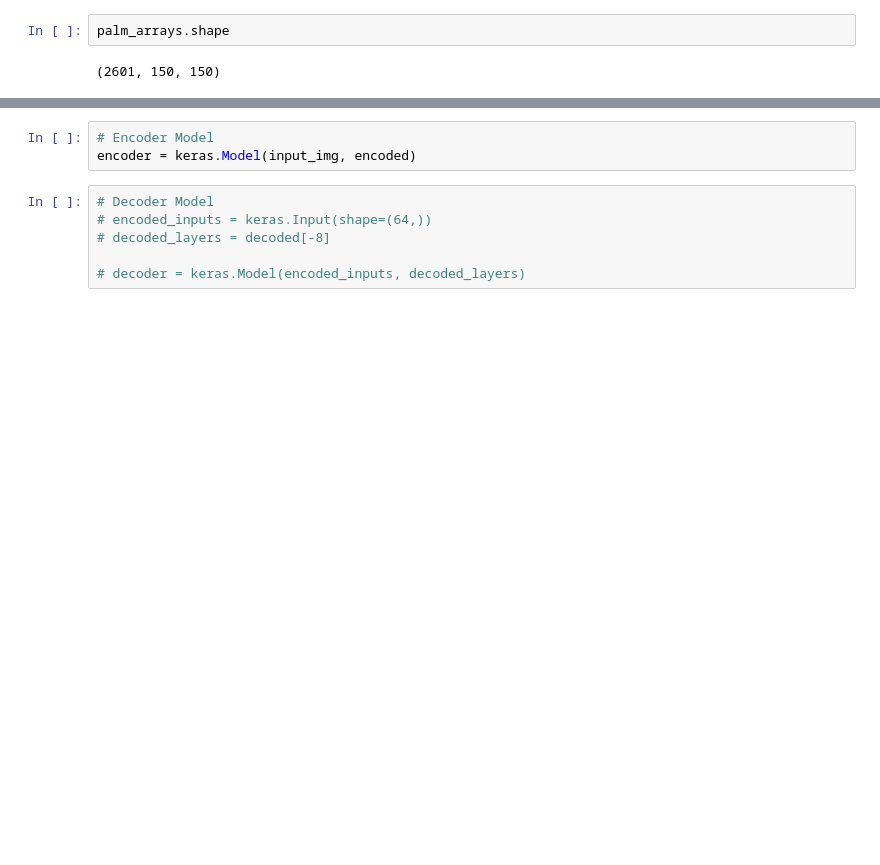
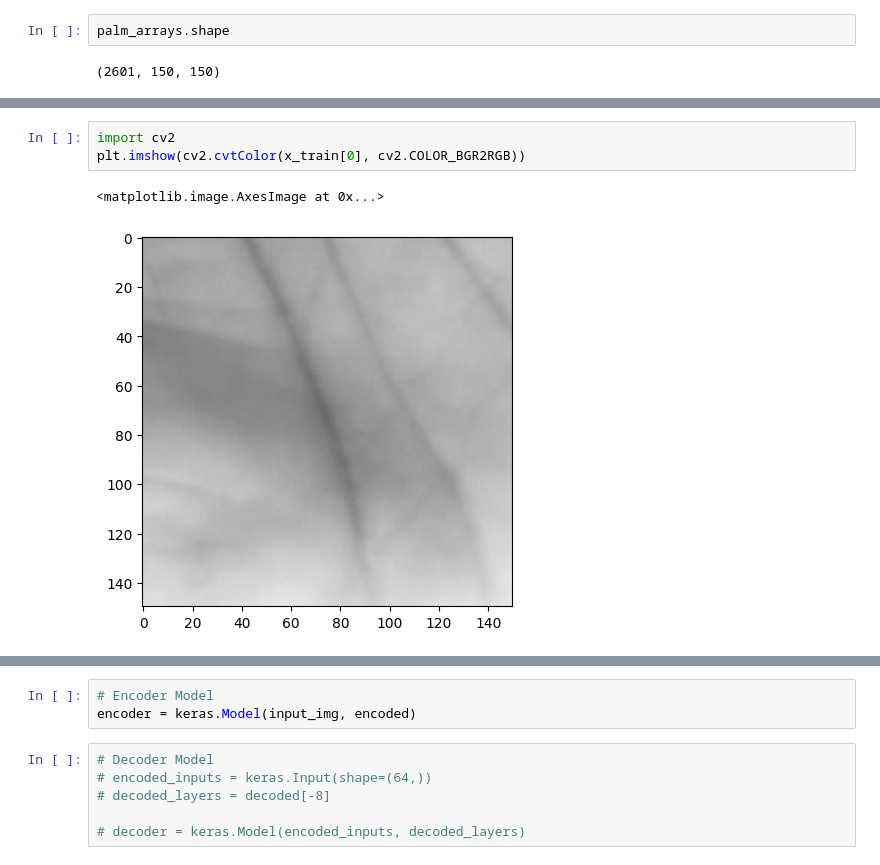
Before and after one commit to M-Shehzad/Contactless-Payment-Server, a Jupyter notebook: Final_year_Project.ipynb, the cells around one changed output, grey strips where cells are left out. Saved outputs shown, nothing was run; the diff lists cells and outputs as text; blank space fills up the shorter version.

```diff
--- a/Final_year_Project.ipynb
+++ b/Final_year_Project.ipynb
@@ -180,3 +179,9 @@ plt.imshow(x_train[0], cmap='gray')
+# %%
+import cv2
+plt.imshow(cv2.cvtColor(x_train[0], cv2.COLOR_BGR2RGB))
+# %% [output]
+<matplotlib.image.AxesImage at 0x...>
+[figure, added]
 # %%
 x_train = x_train.astype('float32') / 255.
 x_test = x_test.astype('float32') / 255.
```
Also changed, not shown: parts of 35 cells of this notebook.
